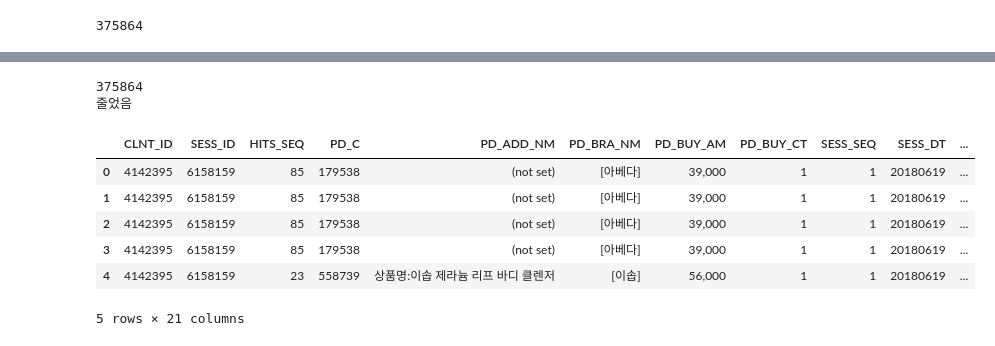
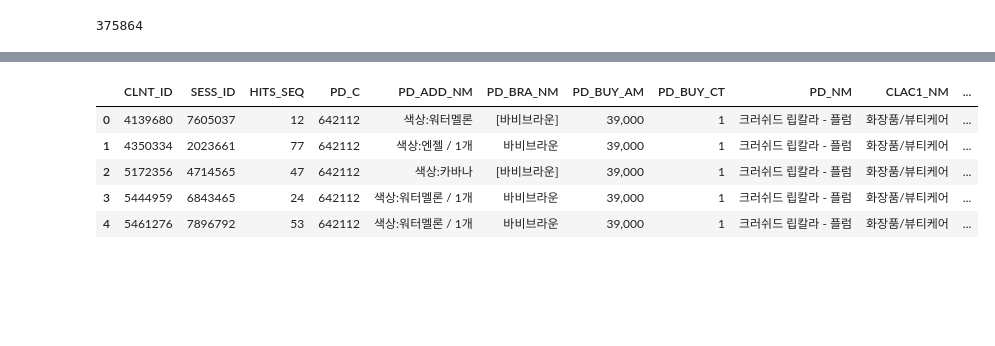
Before and after one commit to hyeon95y/Trend_Predicting, a Jupyter notebook: Data_manipulation.ipynb, the cells around one changed output, grey strips where cells are left out. Drawn from its saved outputs; the diff is of its cells as text; code cells hidden in the pictures; blank space fills up the shorter version.

Commit message:
data_manupilation

```diff
--- a/Data_manipulation.ipynb
+++ b/Data_manipulation.ipynb
@@ -292,5 +307,4 @@ print('아주 조금 줄었음')
 # %%
-data2 = pd.merge(data1, Master, how = 'left', on = 'PD_C')
-print(len(data1['CLNT_ID'].value_counts()))
-print('변동없음')
+merge2 = pd.merge(Product, Master, on = 'PD_C')
+print(len(merge2['CLNT_ID'].value_counts()))
 # %% [output]
@@ -342,16 +312,9 @@ Client_Behavior = pd.merge(data2, cust_search, on='CLNT_ID')
-# %%
-print(len(Client_Behavior['CLNT_ID'].value_counts()))
-print('줄었음')
-# %% [output]
-375864
-줄었음
 # %%
-Client_Behavior.head()
+merge2.head()
 # %% [output]
-|  | CLNT_ID | SESS_ID | HITS_SEQ | PD_C | PD_ADD_NM | PD_BRA_NM | PD_BUY_AM | PD_BUY_CT | SESS_SEQ | SESS_DT | ... |
-| 0 | 4142395 | 6158159 | 85 | 179538 | (not set) | [아베다] | 39,000 | 1 | 1 | 20180619 | ... |
-| 1 | 4142395 | 6158159 | 85 | 179538 | (not set) | [아베다] | 39,000 | 1 | 1 | 20180619 | ... |
-| 2 | 4142395 | 6158159 | 85 | 179538 | (not set) | [아베다] | 39,000 | 1 | 1 | 20180619 | ... |
-| 3 | 4142395 | 6158159 | 85 | 179538 | (not set) | [아베다] | 39,000 | 1 | 1 | 20180619 | ... |
-| 4 | 4142395 | 6158159 | 23 | 558739 | 상품명:이솝 제라늄 리프 바디 클렌저 | [이솝] | 56,000 | 1 | 1 | 20180619 | ... |
+|  | CLNT_ID | SESS_ID | HITS_SEQ | PD_C | PD_ADD_NM | PD_BRA_NM | PD_BUY_AM | PD_BUY_CT | PD_NM | CLAC1_NM | ... |
+| 0 | 4139680 | 7605037 | 12 | 642112 | 색상:워터멜론 | [바비브라운] | 39,000 | 1 | 크러쉬드 립칼라 - 플럼 | 화장품/뷰티케어 | ... |
+| 1 | 4350334 | 2023661 | 77 | 642112 | 색상:엔젤 / 1개 | 바비브라운 | 39,000 | 1 | 크러쉬드 립칼라 - 플럼 | 화장품/뷰티케어 | ... |
+| 2 | 5172356 | 4714565 | 47 | 642112 | 색상:카바나 | [바비브라운] | 39,000 | 1 | 크러쉬드 립칼라 - 플럼 | 화장품/뷰티케어 | ... |
+| 3 | 5444959 | 6843465 | 24 | 642112 | 색상:워터멜론 / 1개 | 바비브라운 | 39,000 | 1 | 크러쉬드 립칼라 - 플럼 | 화장품/뷰티케어 | ... |
+| 4 | 5461276 | 7896792 | 53 | 642112 | 색상:워터멜론 / 1개 | 바비브라운 | 39,000 | 1 | 크러쉬드 립칼라 - 플럼 | 화장품/뷰티케어 | ... |
-5 rows × 21 columns
```
Also changed, not shown: parts of 30 cells of this notebook.
